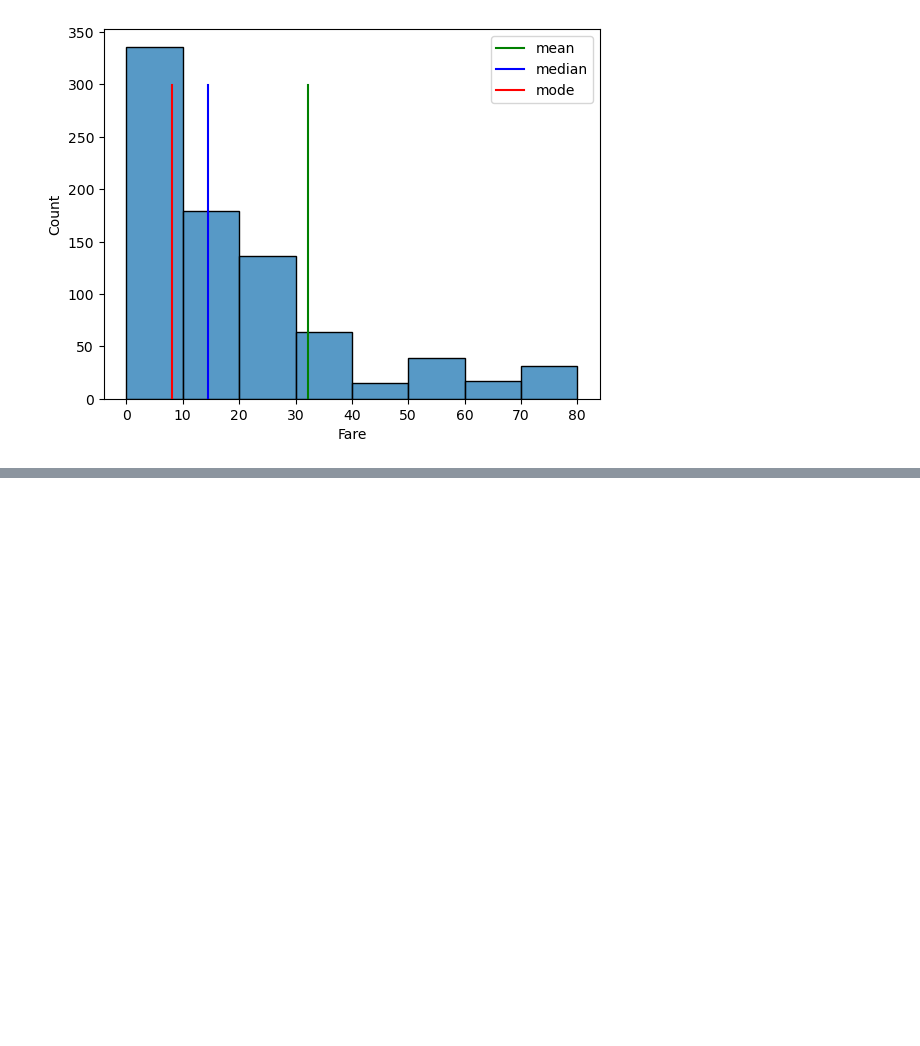
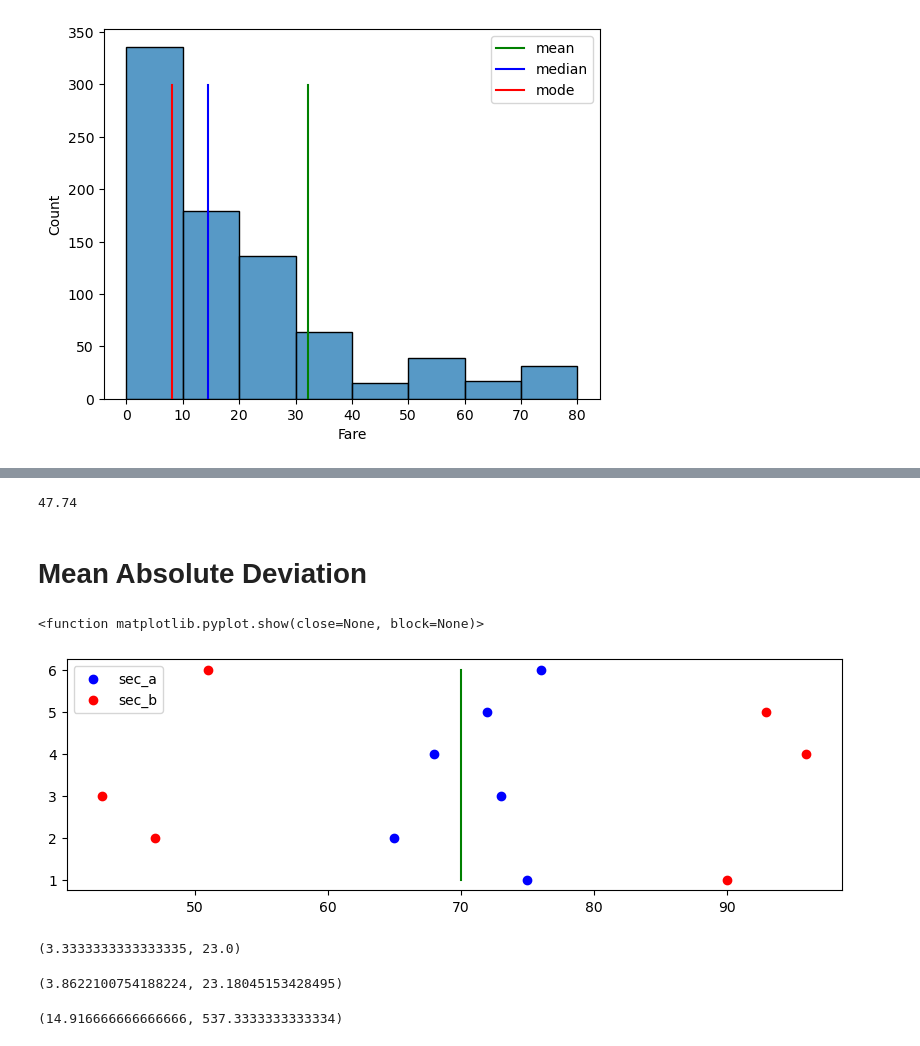
Before and after one commit to deepaknandeshwar17/Data_science, a Jupyter notebook: first.ipynb, the cells around one changed output, grey strips where cells are left out. Cells and saved outputs as stored; diff of their text form; code cells hidden in the pictures; blank space fills up the shorter version.

Commit message:
adding mean absolute deviation

```diff
--- a/first.ipynb
+++ b/first.ipynb
@@ -48,0 +69,9 @@ plt.show()
+# %%
+mn = tipsdata["total_bill"].min()
+mx = tipsdata["total_bill"].max()
+range = mx - mn
+range
+# %% [output]
+47.74
+# %% [markdown]
+# Mean Absolute Deviation
@@ -48,0 +83,35 @@ plt.show()
+# %%
+sec_a = np.array([75,65,73,68,72,76])
+sec_b = np.array([90,47,43,96,93,51])
+no = np.array([1,2,3,4,5,6])
+# %%
+# MAD
+
+mean_value = (np.mean(sec_a))
+
+plt.figure(figsize=(10,3))
+plt.scatter(sec_a, no, color="blue", label="sec_a")
+plt.scatter(sec_b, no, color="red", label="sec_b")
+# plt.axvline(x=mean_value, color="green", linestyle="-", label="Mean of sec_a")
+plt.plot([70,70,70,70,70,70], no, c="green")
+plt.legend()
+plt.show
+# %% [output]
+<function matplotlib.pyplot.show(close=None, block=None)>
+[figure, added]
+# %%
+mad_a = np.sum(np.abs(sec_a - mean_value)) / len(sec_a)
+mad_b = np.sum(np.abs(sec_b - mean_value)) / len(sec_b)
+mad_a,mad_b
+# %% [output]
+(3.3333333333333335, 23.0)
+# %%
+# Standard deviation
+np.std(sec_a), np.std(sec_b)
+# %% [output]
+(3.8622100754188224, 23.18045153428495)
+# %%
+# varience
+np.var(sec_a), np.var(sec_b)
+# %% [output]
+(14.916666666666666, 537.3333333333334)
```
Also changed, not shown: parts of 4 cells of this notebook.
